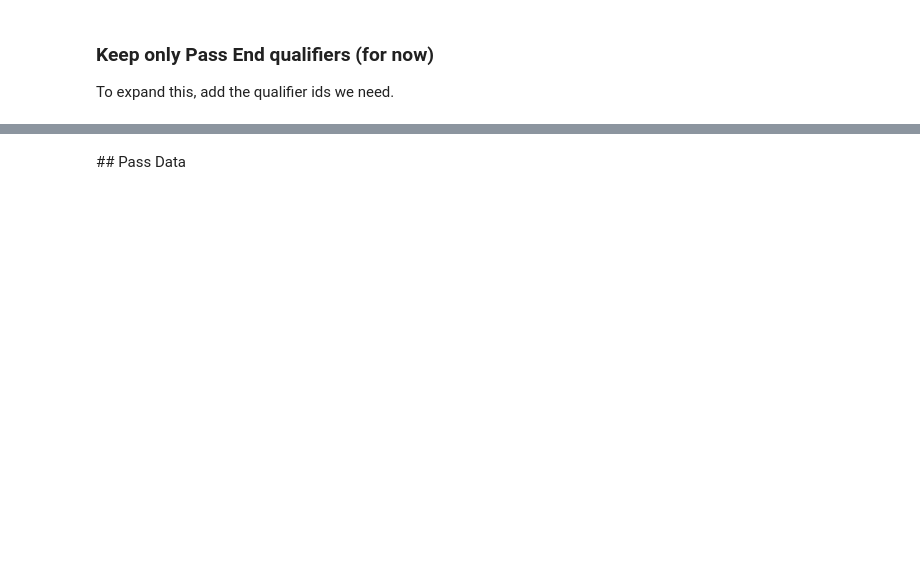
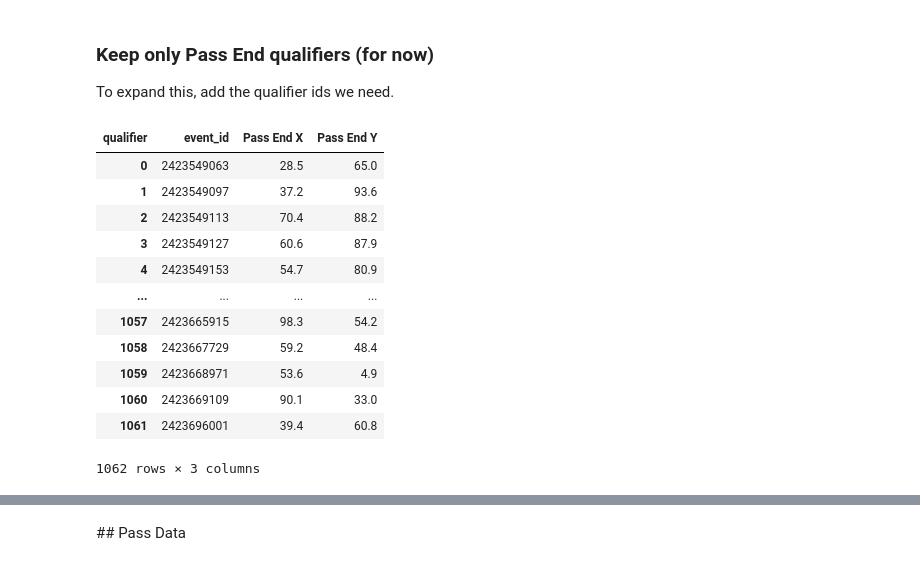
Before and after one commit to GabrielGausachs/OptaChallenge_Clustering_Player_Styles, a Jupyter notebook: tutorials/OptaVision_pass_predictions_OptaForum24.ipynb, the cells around one changed output, grey strips where cells are left out. Saved outputs shown, nothing was run; the diff lists cells and outputs as text; code cells hidden in the pictures; blank space fills up the shorter version.

```diff
--- a/tutorials/OptaVision_pass_predictions_OptaForum24.ipynb
+++ b/tutorials/OptaVision_pass_predictions_OptaForum24.ipynb
@@ -78,6 +146,21 @@ pass_end_qualifiers = qualifiers[qualifiers.qualifierId.isin([140,141])].copy()
 # %%
 # convert to wide format with separate column for each qualifier
 pass_end_qualifiers = pass_end_qualifiers.pivot(index='event_id', columns='qualifier', values='value').reset_index()
+display(pass_end_qualifiers)
+# %% [output]
+| qualifier | event_id | Pass End X | Pass End Y |
+| 0 | 2423549063 | 28.5 | 65.0 |
+| 1 | 2423549097 | 37.2 | 93.6 |
+| 2 | 2423549113 | 70.4 | 88.2 |
+| 3 | 2423549127 | 60.6 | 87.9 |
+| 4 | 2423549153 | 54.7 | 80.9 |
+| ... | ... | ... | ... |
+| 1057 | 2423665915 | 98.3 | 54.2 |
+| 1058 | 2423667729 | 59.2 | 48.4 |
+| 1059 | 2423668971 | 53.6 | 4.9 |
+| 1060 | 2423669109 | 90.1 | 33.0 |
+| 1061 | 2423696001 | 39.4 | 60.8 |
+1062 rows × 3 columns
 # %%
 pass_end_qualifiers['Pass End X'] = pass_end_qualifiers['Pass End X'].astype(float)
 pass_end_qualifiers['Pass End Y'] = pass_end_qualifiers['Pass End Y'].astype(float)
```
Also changed, not shown: parts of 27 cells of this notebook, 10 other files.
